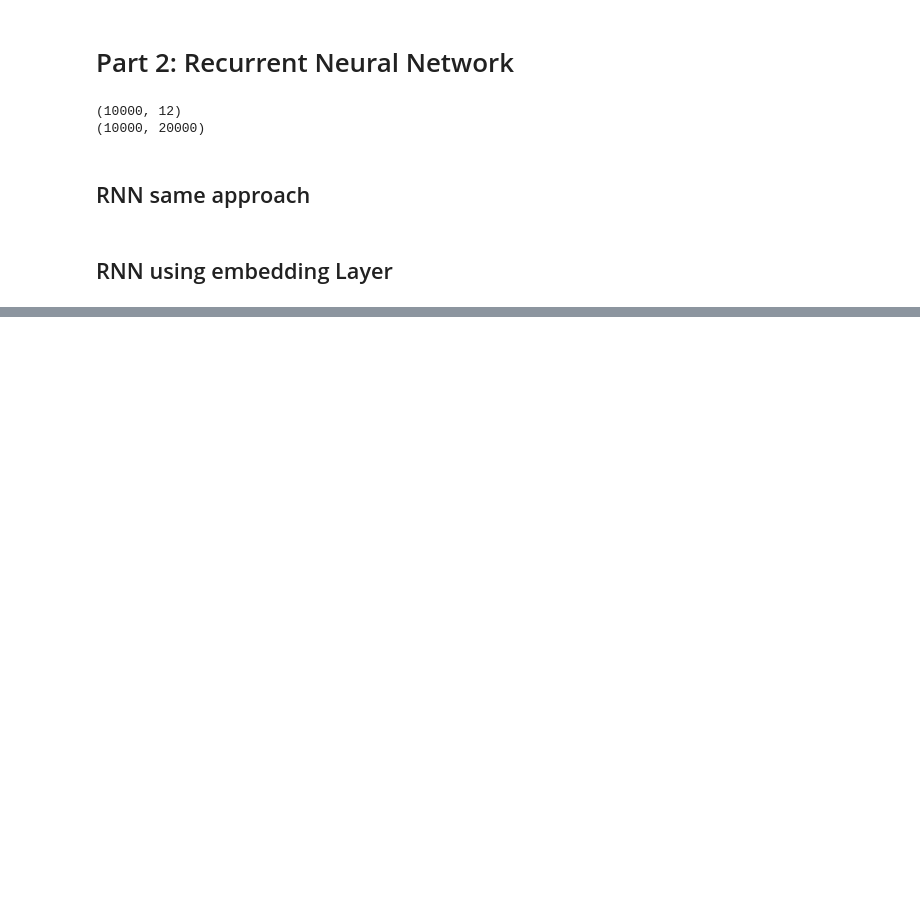
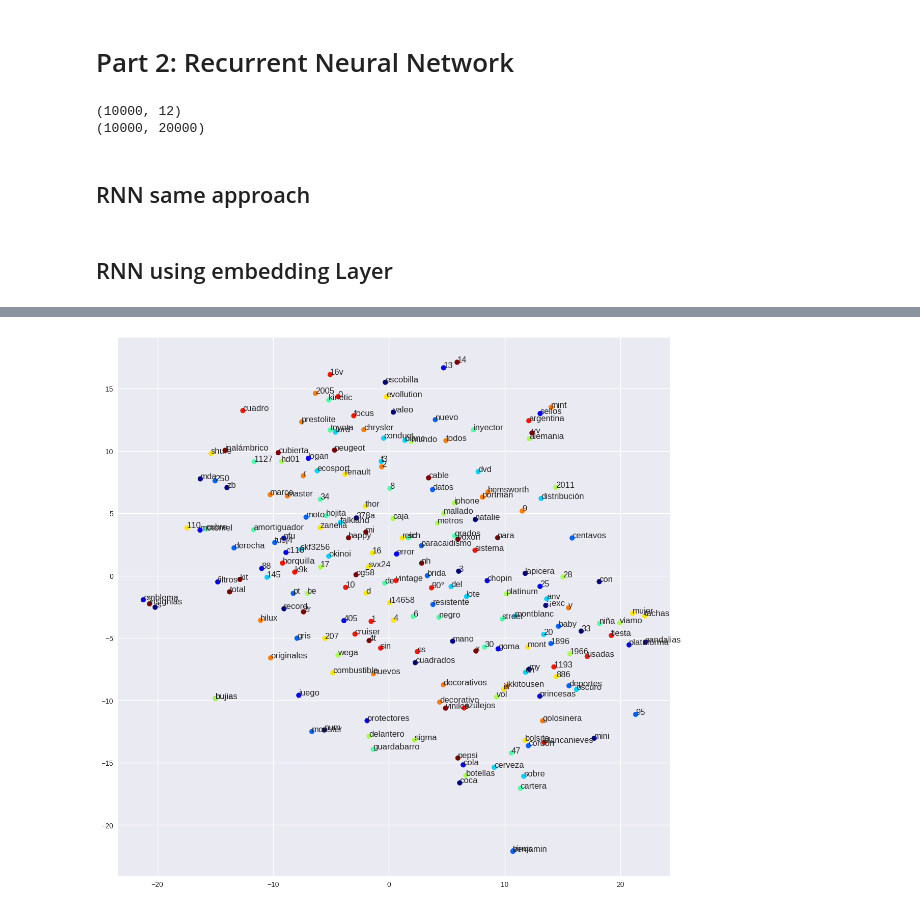
Before and after one commit to agustin-sarasua/workshop-categorization, a Jupyter notebook: Workshop_Step1.ipynb, the cells around one changed output, grey strips where cells are left out. Cells and saved outputs as stored; diff of their text form; code cells hidden in the pictures; blank space fills up the shorter version.

```diff
--- a/Workshop_Step1.ipynb
+++ b/Workshop_Step1.ipynb
@@ -404,6 +404,7 @@ visualize_training_history(history)
 # %% [markdown]
 # Part 2: Recurrent Neural Network
 # %%
+train_length = 30000
 x_train = text_sequences[:train_length]
 y_train = one_hot_labels[:train_length]
 
@@ -452,7 +453,7 @@ from tensorflow.python.keras.layers import Dense, Activation, Dropout, LSTM, Emb
 num_features = encoded_docs.shape[1]
 title_max_length = text_sequences.shape[1]
 
-model = Sequential([
+rnn_model = Sequential([
     Embedding(input_dim=num_features,
               output_dim=200,
               input_length=title_max_length),
@@ -462,12 +463,12 @@ model = Sequential([
 ])
 
 # For a multi-class classification problem
-model.compile(optimizer='adam',
+rnn_model.compile(optimizer='adam',
               loss='categorical_crossentropy',
               metrics=['accuracy'])
 
 # Train and validate model.
-history = model.fit(
+history = rnn_model.fit(
     x_train,
     y_train,
     epochs=20,
@@ -499,0 +538,21 @@ visualize_training_history(history)
+# %%
+def visualize_embeddings(x_titles):
+
+  np.random.shuffle(x_titles)
+
+  perplexity = 14
+
+  emb_titles = np.array(get_embeddings(x_titles, flatten=True))
+
+  X_embedded = TSNE(n_components=2 , perplexity=perplexity, init='pca', random_state=8).fit_transform(emb_titles)
+
+  fig, ax = plt.subplots(figsize=(14,14), dpi=100)
+  vis_x = X_embedded[:, 0]
+  vis_y = X_embedded[:, 1]
+  sc = ax.scatter(vis_x, vis_y, c = np.array(range(len(vis_y))), cmap=plt.cm.get_cmap("jet", 10))
+  fig.show()
+
+  max_label_length = 30
+
+  for i in range(len(vis_y)):
+      annot = ax.annotate(x_titles[i][: max_label_length], (vis_x[i], vis_y[i]))
@@ -499,0 +561,6 @@ visualize_training_history(history)
+# %%
+  x_titles = list(tokenizer.word_counts)[:200]
+
+  visualize_embeddings(x_titles)
+# %% [output]
+[figure, added]
```
Also changed, not shown: parts of 6 cells of this notebook.
